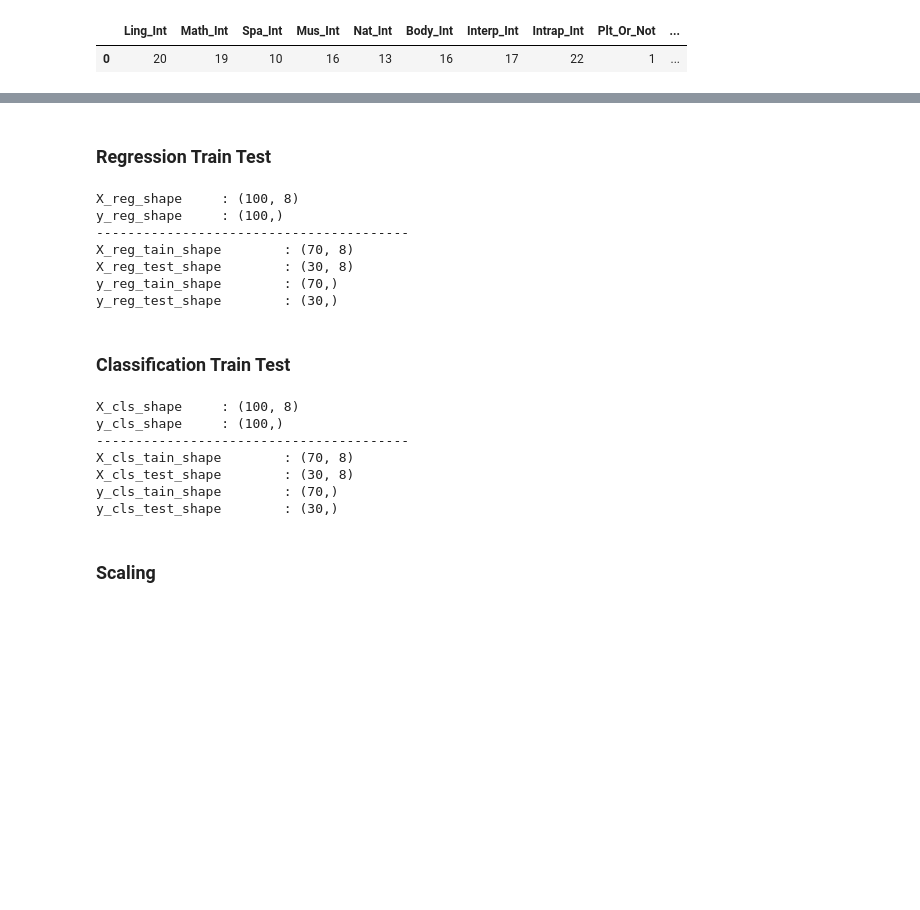
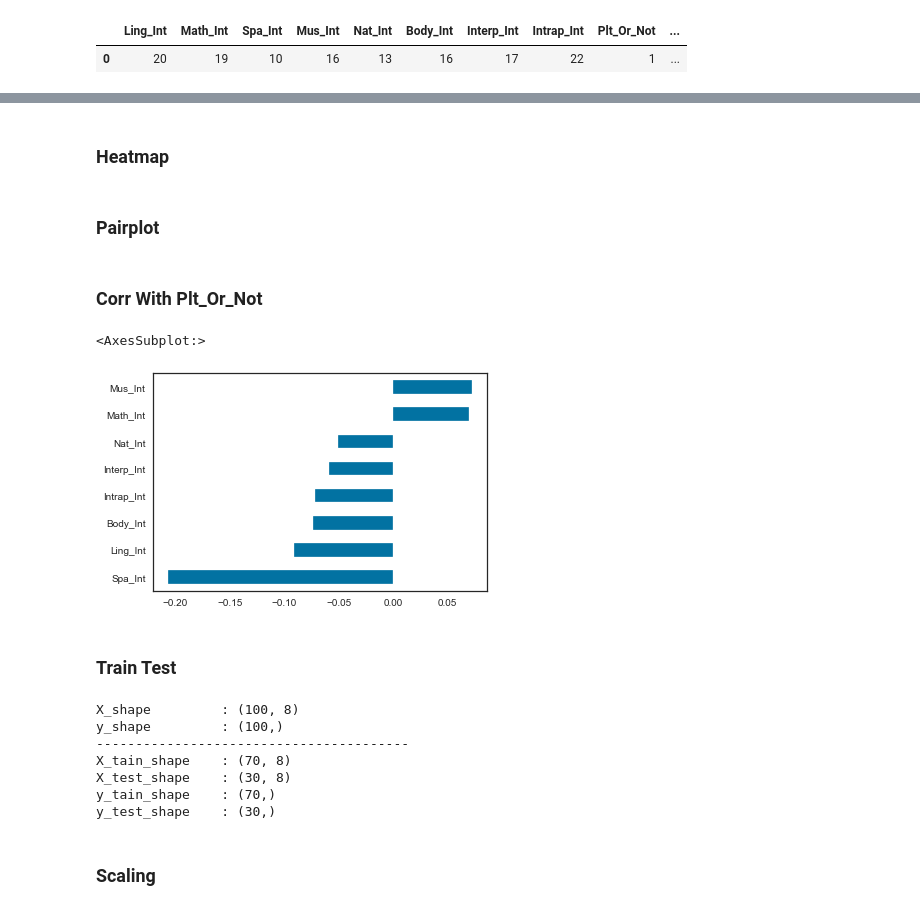
Before and after one commit to enginabdan/1_Github, a Jupyter notebook: 2_ProjectsMine/1_Neda_MIMFPT/0_neda_mimfpt_all_classification_models.ipynb, the cells around one changed output, grey strips where cells are left out. Saved outputs shown, nothing was run; the diff lists cells and outputs as text; code cells hidden in the pictures; blank space fills up the shorter version.

```diff
--- a/2_ProjectsMine/1_Neda_MIMFPT/0_neda_mimfpt_all_classification_models.ipynb
+++ b/2_ProjectsMine/1_Neda_MIMFPT/0_neda_mimfpt_all_classification_models.ipynb
@@ -179,0 +182,2 @@ df.head(1)
+# %% [markdown]
+### Heatmap
@@ -179,0 +188,2 @@ df.head(1)
+# %% [markdown]
+### Pairplot
@@ -180,50 +192,33 @@ df.head(1)
+# %% [markdown]
+### Corr With Plt_Or_Not
+# %%
+df.corr()["Plt_Or_Not"].drop(["Plt_Or_Not", "Flight_Mean"]).sort_values().plot.barh()
+# %% [output]
+<AxesSubplot:>
+[figure, added]
 # %% [markdown]
-### Regression Train Test
+### Train Test
 # %%
 from sklearn.model_selection import train_test_split
 
-X_reg = df.drop(["Plt_Or_Not","Flight_Mean"], axis=1)
-y_reg = df["Flight_Mean"]
-print(f"X_reg_shape \t: {X_reg.shape}")
-print(f"y_reg_shape \t: {y_reg.shape}")
+X = df.drop(["Plt_Or_Not","Flight_Mean"], axis=1)
+y = df["Plt_Or_Not"]
+print(f"X_shape \t: {X.shape}")
+print(f"y_shape \t: {y.shape}")
 print("-"*40)
 
-X_reg_train, X_reg_test, y_reg_train, y_reg_test = train_test_split(X_reg, y_reg, test_size=0.3, random_state=42)
-print(f"X_reg_tain_shape \t: {X_reg_train.shape}")
-print(f"X_reg_test_shape \t: {X_reg_test.shape}")
-print(f"y_reg_tain_shape \t: {y_reg_train.shape}")
-print(f"y_reg_test_shape \t: {y_reg_test.shape}")
+X_train, X_test, y_train, y_test = train_test_split(X, y, test_size=0.3, random_state=42)
+print(f"X_tain_shape \t: {X_train.shape}")
+print(f"X_test_shape \t: {X_test.shape}")
+print(f"y_tain_shape \t: {y_train.shape}")
+print(f"y_test_shape \t: {y_test.shape}")
 # %% [output]
-X_reg_shape     : (100, 8)
-y_reg_shape     : (100,)
+X_shape         : (100, 8)
+y_shape         : (100,)
 ----------------------------------------
-X_reg_tain_shape        : (70, 8)
-X_reg_test_shape        : (30, 8)
-y_reg_tain_shape        : (70,)
-y_reg_test_shape        : (30,)
+X_tain_shape    : (70, 8)
+X_test_shape    : (30, 8)
+y_tain_shape    : (70,)
+y_test_shape    : (30,)
-# %% [markdown]
-### Classification Train Test
-# %%
-from sklearn.model_selection import train_test_split
-
-X_cls = df.drop(["Plt_Or_Not","Flight_Mean"], axis=1)
-y_cls = df["Flight_Mean"]
-print(f"X_cls_shape \t: {X_cls.shape}")
-print(f"y_cls_shape \t: {y_cls.shape}")
-print("-"*40)
-
-X_cls_train, X_cls_test, y_cls_train, y_cls_test = train_test_split(X_cls, y_cls, test_size=0.3, random_state=42)
-print(f"X_cls_tain_shape \t: {X_cls_train.shape}")
-print(f"X_cls_test_shape \t: {X_cls_test.shape}")
-print(f"y_cls_tain_shape \t: {y_cls_train.shape}")
-print(f"y_cls_test_shape \t: {y_cls_test.shape}")
-# %% [output]
-X_cls_shape     : (100, 8)
-y_cls_shape     : (100,)
-----------------------------------------
-X_cls_tain_shape        : (70, 8)
-X_cls_test_shape        : (30, 8)
-y_cls_tain_shape        : (70,)
-y_cls_test_shape        : (30,)
 # %% [markdown]
 ### Scaling
```
Also changed, not shown: parts of 29 cells of this notebook.
